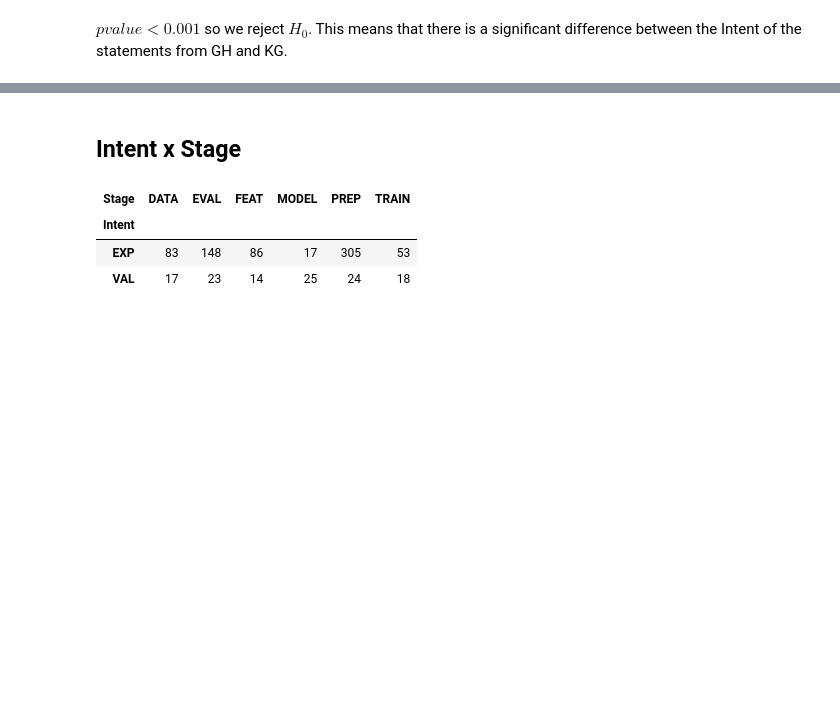
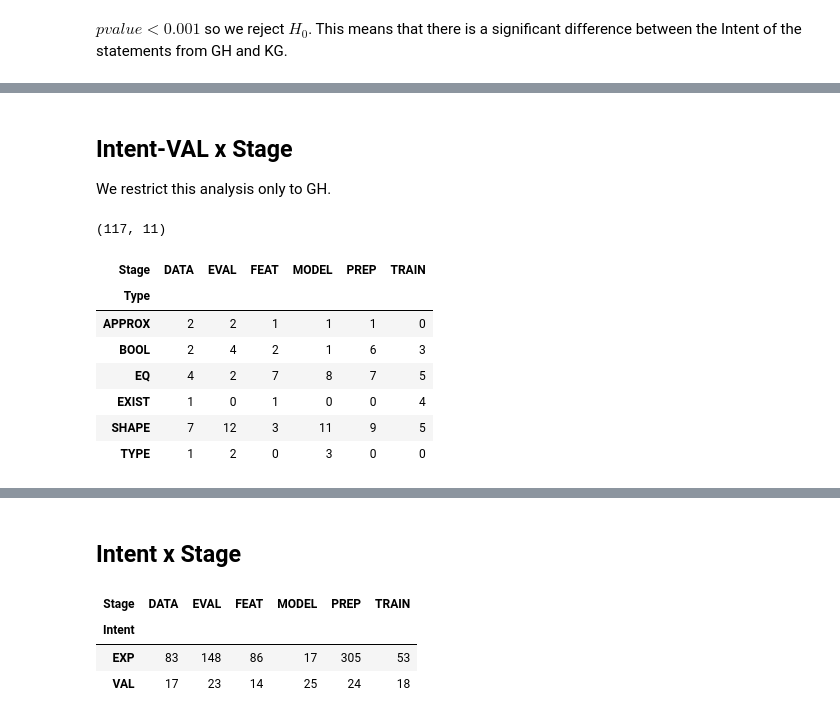
Before and after one commit to arumoy-shome/shome2023notebook, a Jupyter notebook: notebooks/results.ipynb, the cells around one changed output, grey strips where cells are left out. Drawn from its saved outputs; the diff is of its cells as text; code cells hidden in the pictures; blank space fills up the shorter version.

Commit message:
Update analysis

```diff
--- a/notebooks/results.ipynb
+++ b/notebooks/results.ipynb
@@ -183,0 +273,21 @@ ax.get_figure().savefig("report/distribution-stage.pdf")
+# %% [markdown]
+## Intent-VAL x Stage
+
+We restrict this analysis only to GH.
+# %%
+d = data[(data["source"] == "GH") & (data["Intent"] == "VAL") & (data["Stage"] != "UNC")]
+d.shape
+# %% [output]
+(117, 11)
+# %%
+freq, pct = counts(d["Type"], d["Stage"])
+freq
+# %% [output]
+| Stage | DATA | EVAL | FEAT | MODEL | PREP | TRAIN |
+| Type |  |  |  |  |  |  |
+| APPROX | 2 | 2 | 1 | 1 | 1 | 0 |
+| BOOL | 2 | 4 | 2 | 1 | 6 | 3 |
+| EQ | 4 | 2 | 7 | 8 | 7 | 5 |
+| EXIST | 1 | 0 | 1 | 0 | 0 | 4 |
+| SHAPE | 7 | 12 | 3 | 11 | 9 | 5 |
+| TYPE | 1 | 2 | 0 | 3 | 0 | 0 |
```
Also changed, not shown: parts of 34 cells of this notebook, 1 other file.
